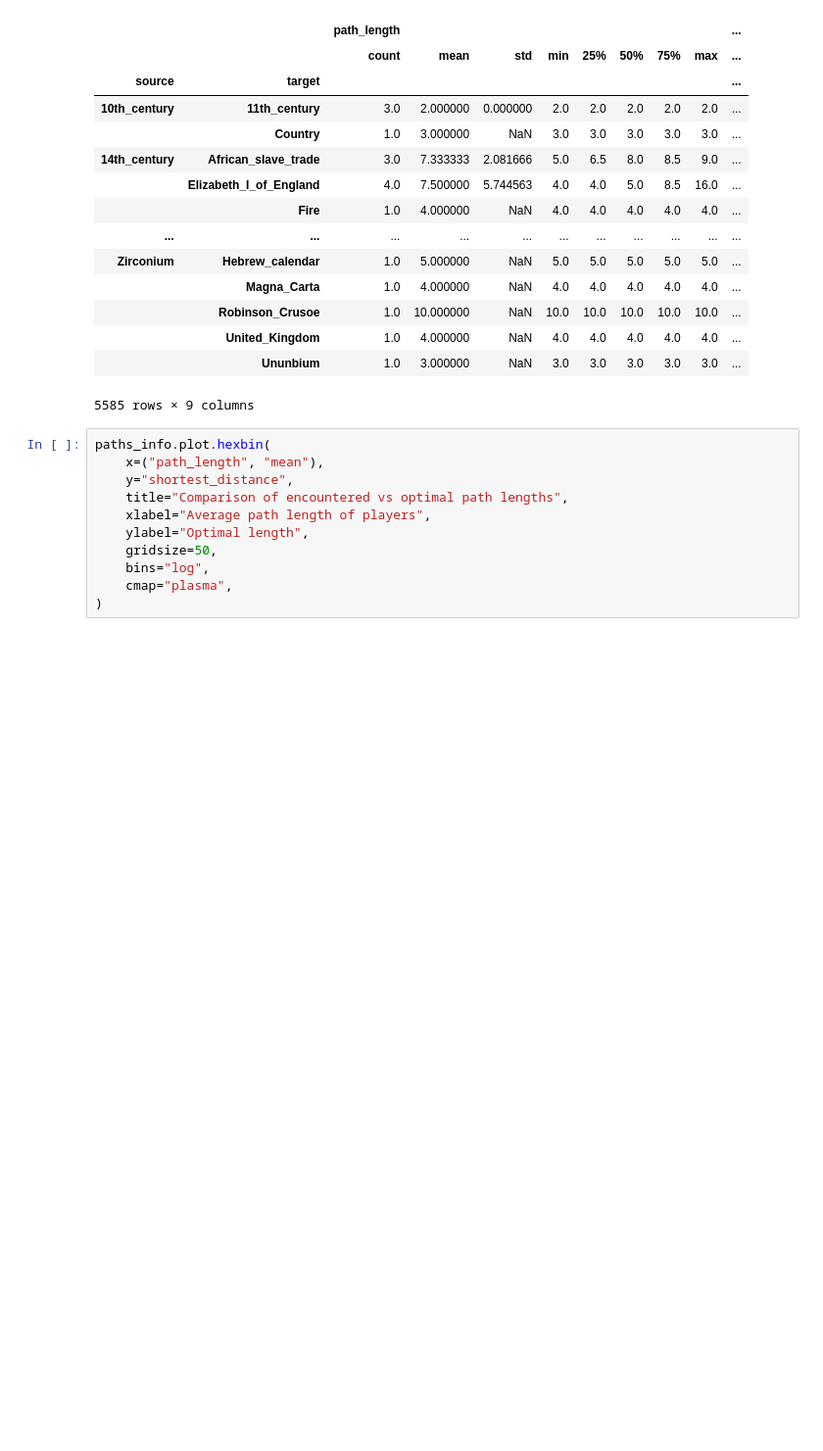
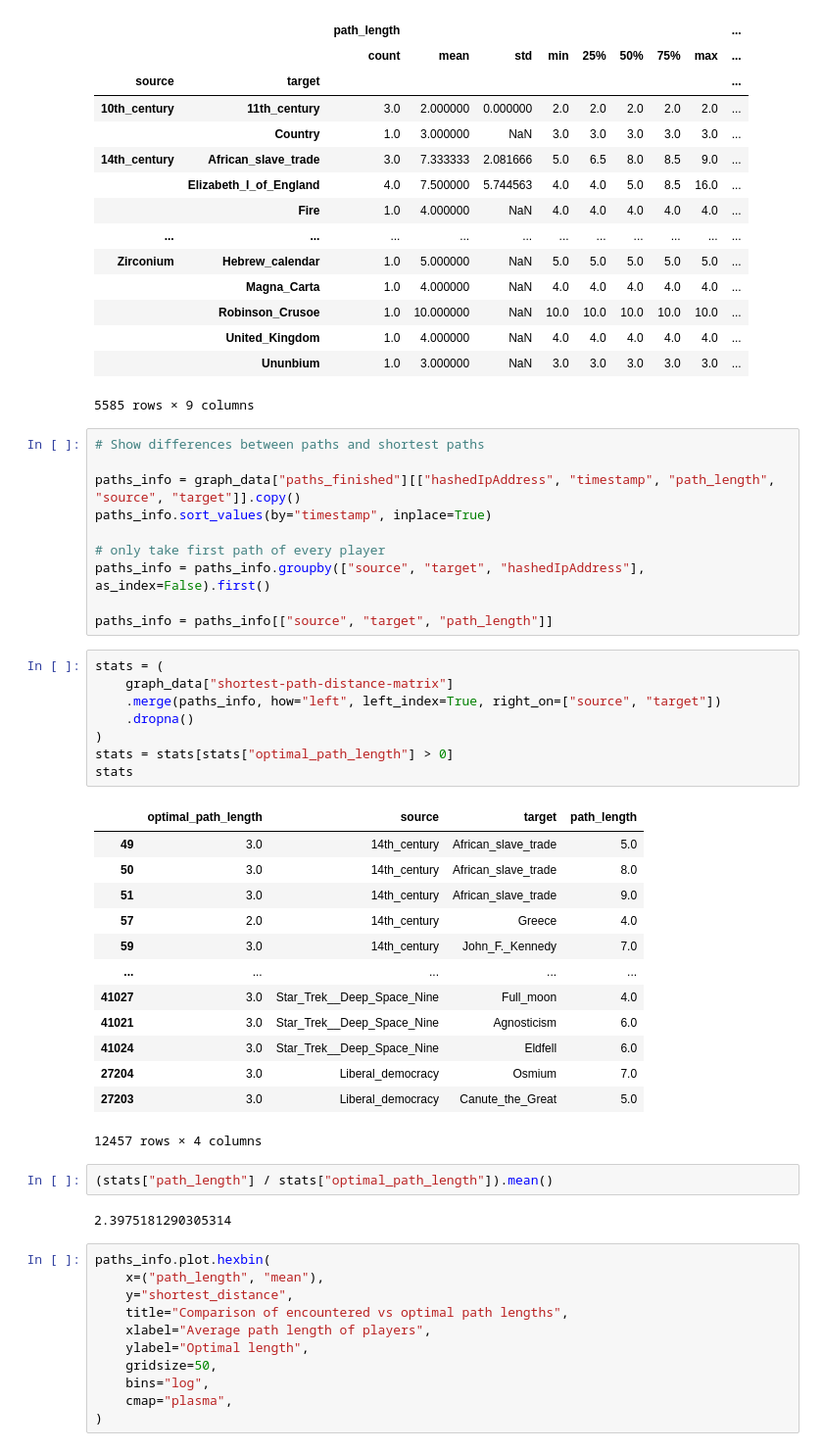
Before and after one commit to epfl-ada/ada-2024-project-5pack, a Jupyter notebook: results.ipynb, the cells around one changed output. Shown at 98% size. Cells and saved outputs as stored; diff of their text form; blank space fills up the shorter version.

```diff
--- a/results.ipynb
+++ b/results.ipynb
@@ -86,6 +83,42 @@ paths_info
 |  | United_Kingdom | 1.0 | 4.000000 | NaN | 4.0 | 4.0 | 4.0 | 4.0 | 4.0 | ... |
 |  | Ununbium | 1.0 | 3.000000 | NaN | 3.0 | 3.0 | 3.0 | 3.0 | 3.0 | ... |
 5585 rows × 9 columns
+# %%
+# Show differences between paths and shortest paths
+
+paths_info = graph_data["paths_finished"][["hashedIpAddress", "timestamp", "path_length", "source", "target"]].copy()
+paths_info.sort_values(by="timestamp", inplace=True)
+
+# only take first path of every player
+paths_info = paths_info.groupby(["source", "target", "hashedIpAddress"], as_index=False).first()
+
+paths_info = paths_info[["source", "target", "path_length"]]
+# %%
+stats = (
+	graph_data["shortest-path-distance-matrix"]
+	.merge(paths_info, how="left", left_index=True, right_on=["source", "target"])
+	.dropna()
+)
+stats = stats[stats["optimal_path_length"] > 0]
+stats
+# %% [output]
+|  | optimal_path_length | source | target | path_length |
+| 49 | 3.0 | 14th_century | African_slave_trade | 5.0 |
+| 50 | 3.0 | 14th_century | African_slave_trade | 8.0 |
+| 51 | 3.0 | 14th_century | African_slave_trade | 9.0 |
+| 57 | 2.0 | 14th_century | Greece | 4.0 |
+| 59 | 3.0 | 14th_century | John_F._Kennedy | 7.0 |
+| ... | ... | ... | ... | ... |
+| 41027 | 3.0 | Star_Trek__Deep_Space_Nine | Full_moon | 4.0 |
+| 41021 | 3.0 | Star_Trek__Deep_Space_Nine | Agnosticism | 6.0 |
+| 41024 | 3.0 | Star_Trek__Deep_Space_Nine | Eldfell | 6.0 |
+| 27204 | 3.0 | Liberal_democracy | Osmium | 7.0 |
+| 27203 | 3.0 | Liberal_democracy | Canute_the_Great | 5.0 |
+12457 rows × 4 columns
+# %%
+(stats["path_length"] / stats["optimal_path_length"]).mean()
+# %% [output]
+2.3975181290305314
 # %%
 paths_info.plot.hexbin(
 	x=("path_length", "mean"),
```
Also changed, not shown: parts of 27 cells of this notebook.
